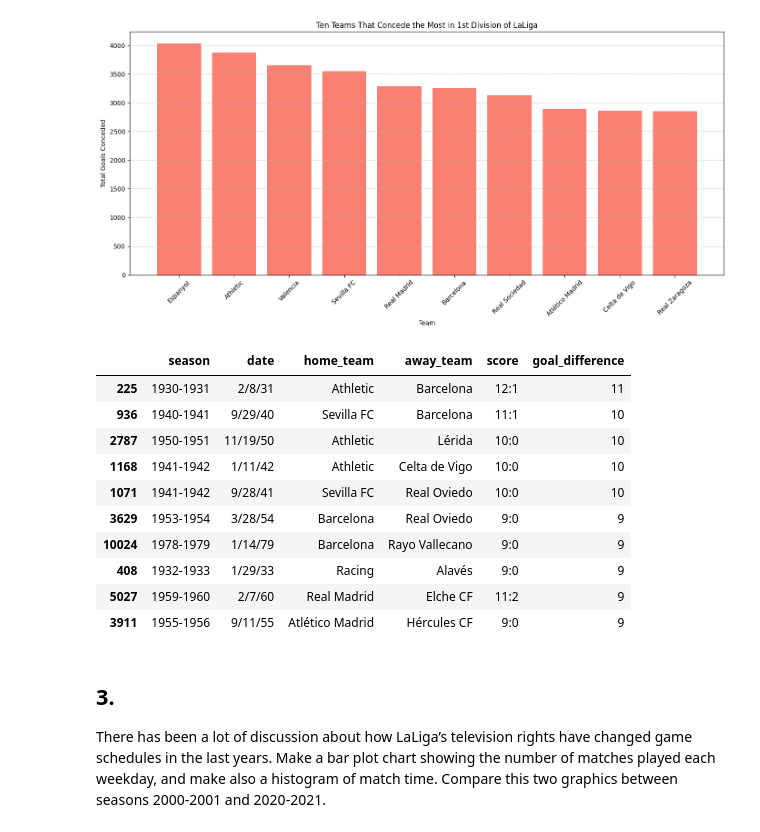
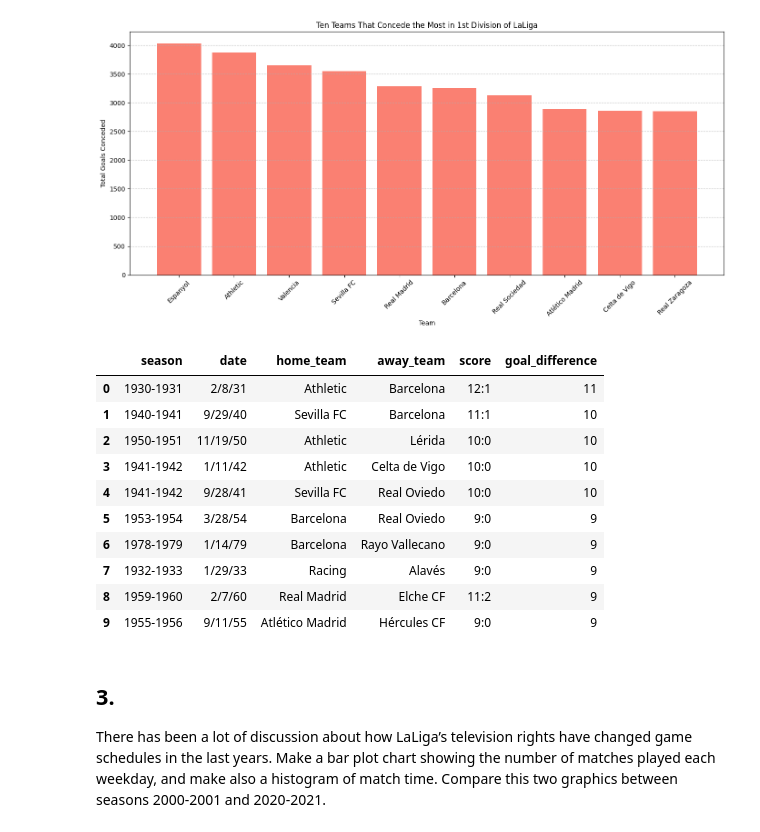
Before and after one commit to AbelBR1997/la-quiniela-main-OriolOmarAbel, a Jupyter notebook: analysis/LaLigaDataAnalysis.ipynb, the cells around one changed output. Saved outputs shown, nothing was run; the diff lists cells and outputs as text; code cells hidden in the pictures.

```diff
--- a/analysis/LaLigaDataAnalysis.ipynb
+++ b/analysis/LaLigaDataAnalysis.ipynb
@@ -15,15 +15,37 @@ conn = sqlite3.connect('../laliga.sqlite')
 
 # Function to execute a query and return the result as a pandas DataFrame
 def run_query(query, conn):
+    """
+    Executes a SQL query on a given database connection.
+    Parameters:
+    query (str): The SQL query to be executed.
+    conn: The database connection object (e.g., sqlite3.Connection).
+    Returns:
+    pandas.DataFrame: A DataFrame containing the results of the query.
+    """
     return pd.read_sql_query(query, conn)
 
 # Function to calculate goals for home and away teams
 def split_score(score):
+    """
+    Splits a score string into home and away goals.
+    Parameters:
+    score (str): A string representing the score in the format 'home_goals:away_goals'.
+    Returns:
+    tuple: A tuple containing the number of home goals and away goals extracted from the score.
+    """
     home_goals, away_goals = map(int, score.split(':'))
     return home_goals, away_goals
 
 # Function to determine the outcome of a match based on the score
 def determine_result(score):
+    """
+    Determines the outcome of a match based on the score.
+    Parameters:
+    score (str): A string representing the score in the format 'home_goals:away_goals'.
+    Returns:
+    str: A string indicating the result of the match ('Home Wins', 'Away Wins', or 'Tie').
+    """
     # Split the score into home and away goals
     home_goals, away_goals = split_score(score)
     # Determine the match result
@@ -36,11 +58,19 @@ def determine_result(score):
 
 # Function to parse dates and correct the year
 def parse_date_mdy_format(date_str):
+    """
+    Parses a date string in 'month/day/year' format and corrects the year component.
+    Parameters:
+    date_str (str): A string representing a date in 'month/day/year' format (year with two digits).
+    Returns:
+    str: A string containing the parsed date in 'YYYY-MM-DD' format.
+    """
     parts = date_str.split('/')
     month, day, year_component = parts
     month = int(month)
     day = int(day)
     year_component = int(year_component)
+    # the dates we consider are between 1928 and 2022
     if year_component < 28:
         year_component += 2000
     else:
@@ -49,6 +79,14 @@ def parse_date_mdy_format(date_str):
 
 # Function to convert time to 24-hour format
 def convert_time_to_24h(time_str):
+    """
+    Converts a time string to 24-hour format.
+    Parameters:
+    time_str (str): A string representing time in 'hh:mm AM/PM' format.
+    Returns:
+    datetime.time or None: A datetime.time object in 24-hour format if the input is valid,
+                           otherwise returns None.
+    """
     if pd.isnull(time_str) or time_str == '':
         return None
     try:
@@ -171,44 +209,44 @@ def get_biggest_wins():
         date,
         home_team,
         away_team,
         score,
         CAST(SUBSTR(score, 1, INSTR(score, ':') - 1) AS INTEGER) AS home_goals,
         CAST(SUBSTR(score, INSTR(score, ':') + 1) AS INTEGER) AS away_goals
     FROM Matches
     WHERE
         division = 1 AND
         score IS NOT NULL;
     """
 
     # Execute the query and return the result
     wins_data = run_query(wins_query, conn)
 
     # Calculate goal difference for each match
     wins_data['goal_difference'] = abs(wins_data['home_goals'] - wins_data['away_goals'])
 
     # Sort by goal difference to find the biggest wins
     biggest_wins = wins_data.sort_values('goal_difference', ascending=False).head(10)
 
     # Select relevant columns for display
     biggest_wins = biggest_wins[['season', 'date', 'home_team', 'away_team', 'score', 'goal_difference']]
 
     return biggest_wins
 
 # Get the biggest wins data
-biggest_wins = get_biggest_wins()
+biggest_wins = get_biggest_wins().reset_index(drop=True)
 biggest_wins
 # %% [output]
 |  | season | date | home_team | away_team | score | goal_difference |
-| 225 | 1930-1931 | 2/8/31 | Athletic | Barcelona | 12:1 | 11 |
-| 936 | 1940-1941 | 9/29/40 | Sevilla FC | Barcelona | 11:1 | 10 |
-| 2787 | 1950-1951 | 11/19/50 | Athletic | Lérida | 10:0 | 10 |
-| 1168 | 1941-1942 | 1/11/42 | Athletic | Celta de Vigo | 10:0 | 10 |
-| 1071 | 1941-1942 | 9/28/41 | Sevilla FC | Real Oviedo | 10:0 | 10 |
-| 3629 | 1953-1954 | 3/28/54 | Barcelona | Real Oviedo | 9:0 | 9 |
-| 10024 | 1978-1979 | 1/14/79 | Barcelona | Rayo Vallecano | 9:0 | 9 |
-| 408 | 1932-1933 | 1/29/33 | Racing | Alavés | 9:0 | 9 |
-| 5027 | 1959-1960 | 2/7/60 | Real Madrid | Elche CF | 11:2 | 9 |
-| 3911 | 1955-1956 | 9/11/55 | Atlético Madrid | Hércules CF | 9:0 | 9 |
+| 0 | 1930-1931 | 2/8/31 | Athletic | Barcelona | 12:1 | 11 |
+| 1 | 1940-1941 | 9/29/40 | Sevilla FC | Barcelona | 11:1 | 10 |
+| 2 | 1950-1951 | 11/19/50 | Athletic | Lérida | 10:0 | 10 |
+| 3 | 1941-1942 | 1/11/42 | Athletic | Celta de Vigo | 10:0 | 10 |
+| 4 | 1941-1942 | 9/28/41 | Sevilla FC | Real Oviedo | 10:0 | 10 |
+| 5 | 1953-1954 | 3/28/54 | Barcelona | Real Oviedo | 9:0 | 9 |
+| 6 | 1978-1979 | 1/14/79 | Barcelona | Rayo Vallecano | 9:0 | 9 |
+| 7 | 1932-1933 | 1/29/33 | Racing | Alavés | 9:0 | 9 |
+| 8 | 1959-1960 | 2/7/60 | Real Madrid | Elche CF | 11:2 | 9 |
+| 9 | 1955-1956 | 9/11/55 | Atlético Madrid | Hércules CF | 9:0 | 9 |
 # %% [markdown]
 ## 3.
 There has been a lot of discussion about how LaLiga’s television rights have changed game schedules in the last years. Make a bar plot chart showing the number of matches played each weekday, and make also a histogram of match time. Compare this two graphics between seasons 2000-2001 and 2020-2021.
```
Also changed, not shown: parts of 4 cells of this notebook, 5 other files.
